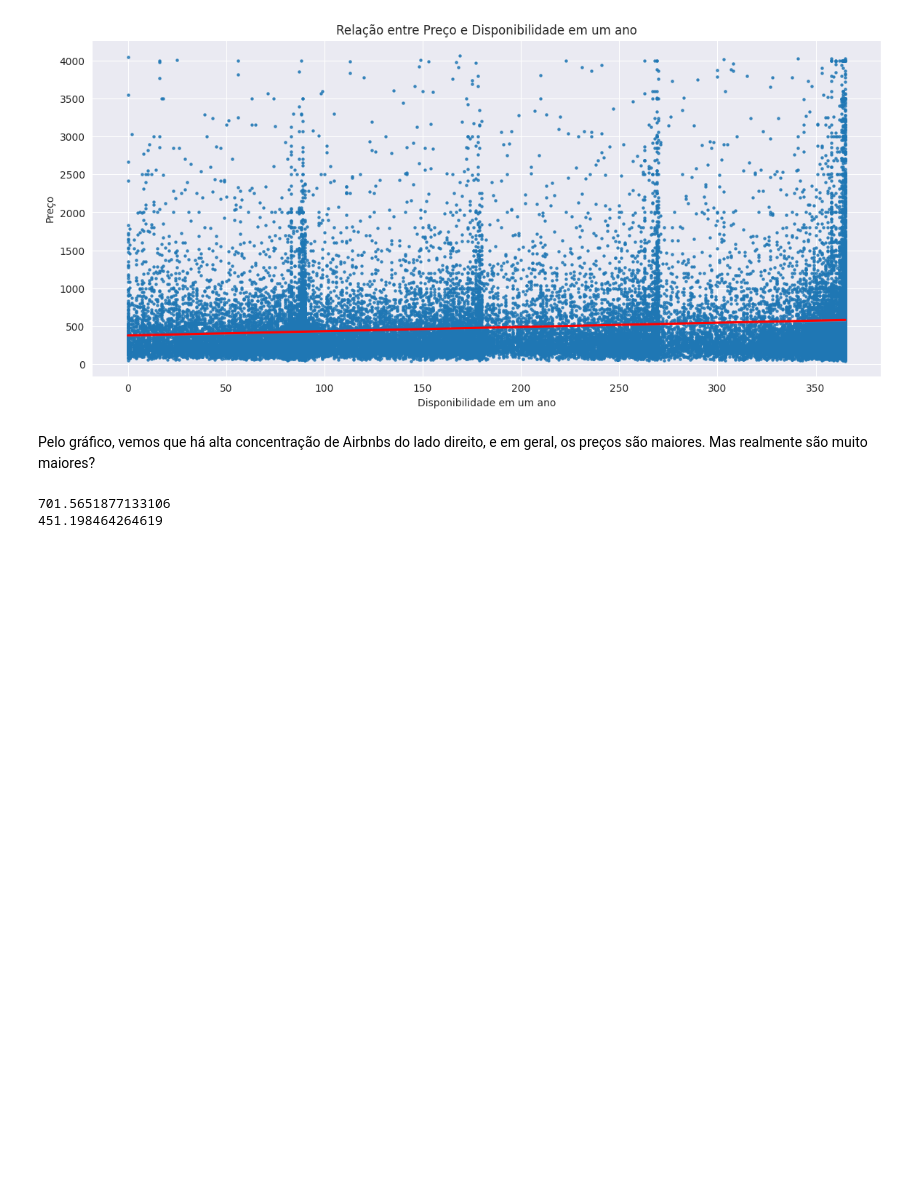
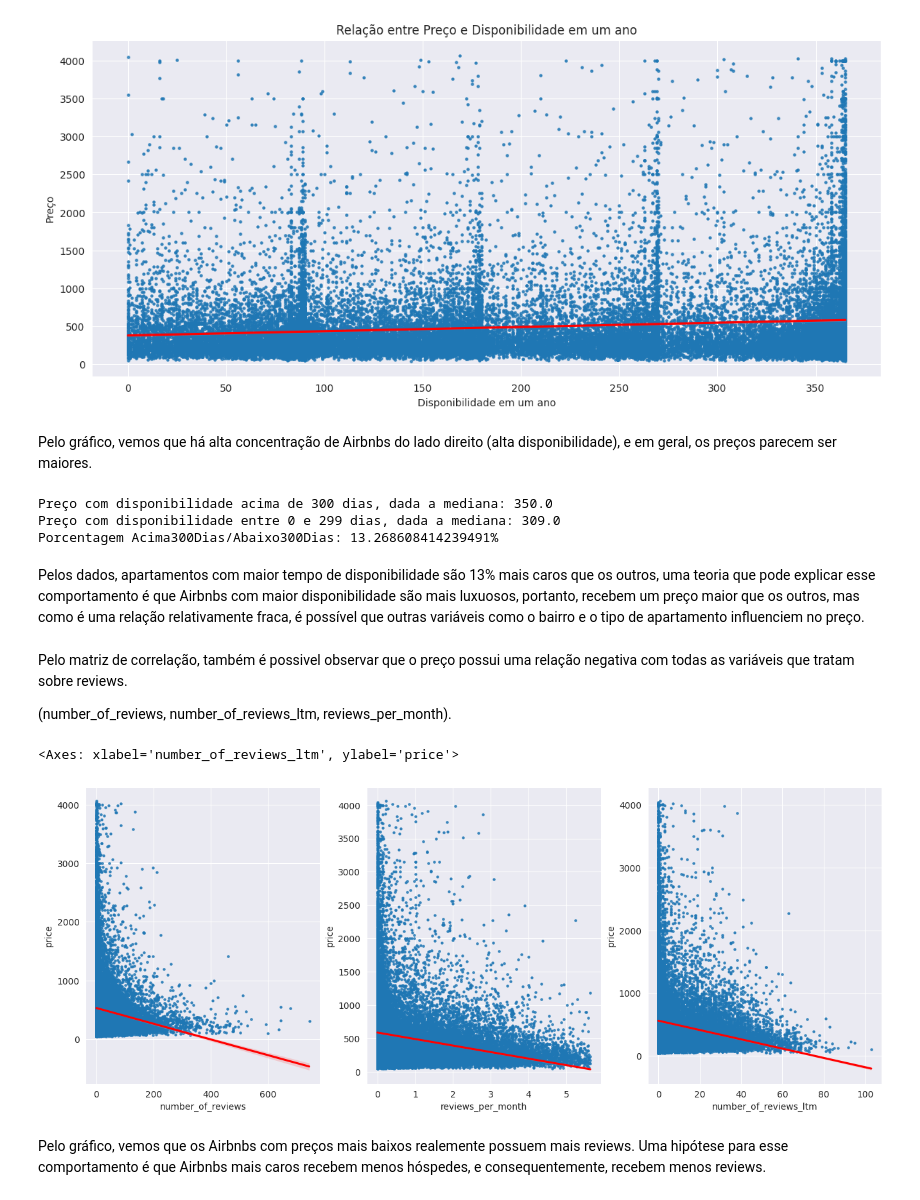
Before and after one commit to pagmaia/datasci-learning-project, a Jupyter notebook: airbnb-analysis.ipynb, the cells around one changed output. Drawn from its saved outputs; the diff is of its cells as text; code cells hidden in the pictures; blank space fills up the shorter version.

```diff
--- a/airbnb-analysis.ipynb
+++ b/airbnb-analysis.ipynb
@@ -360,14 +412,36 @@ ax.set_ylabel("Preço")
 Text(0, 0.5, 'Preço')
 [figure]
 # %% [markdown]
-Pelo gráfico, vemos que há alta concentração de Airbnbs do lado direito, e em geral, os preços são maiores. Mas realmente são muito maiores?
+Pelo gráfico, vemos que há alta concentração de Airbnbs do lado direito (alta disponibilidade), e em geral, os preços parecem ser maiores.
 # %%
-# Preços em Airbnbs com alta disponibilidade x Preços em Airbnbs com média/baixa disponibilidade
-data_in_interval = data[data["availability_365"] >= 355]
-data_out_interval = data[data["availability_365"] < 355]
+# Preços em Airbnbs com alta disponibilidade x Preços em Airbnbs com média/baixa disponibilidade, usando a mediana
+data_in_interval = data[data["availability_365"] >= 300]
+data_out_interval = data[data["availability_365"] < 300]
 
-data_in_media = data_in_interval["price"].mean()
-data_out_media = data_out_interval["price"].mean()
+data_in_mediana = data_in_interval["price"].median()
+data_out_mediana = data_out_interval["price"].median()
+
+print(f"Preço com disponibilidade acima de 300 dias, dada a mediana: {data_in_mediana}")
+print(f"Preço com disponibilidade entre 0 e 299 dias, dada a mediana: {data_out_mediana}")
+print(f"Porcentagem Acima300Dias/Abaixo300Dias: {(data_in_mediana/data_out_mediana % 1) * 100}%")
 # %% [output]
-701.5651877133106
-451.198464264619
+Preço com disponibilidade acima de 300 dias, dada a mediana: 350.0
+Preço com disponibilidade entre 0 e 299 dias, dada a mediana: 309.0
+Porcentagem Acima300Dias/Abaixo300Dias: 13.268608414239491%
+# %% [markdown]
+Pelos dados, apartamentos com maior tempo de disponibilidade são 13% mais caros que os outros, uma teoria que pode explicar esse comportamento é que Airbnbs com maior disponibilidade são mais luxuosos, portanto, recebem um preço maior que os outros, mas como é uma relação relativamente fraca, é possível que outras variáveis como o bairro e o tipo de apartamento influenciem no preço.
+# %% [markdown]
+Pelo matriz de correlação, também é possivel observar que o preço possui uma relação negativa com todas as variáveis que tratam sobre reviews.
+
+(number_of_reviews, number_of_reviews_ltm, reviews_per_month).
+# %%
+fig, axes = plt.subplots(ncols=3, figsize=(16, 6))
+
+sns.regplot(data=data, x="number_of_reviews", y="price", line_kws={"color":"red"}, scatter_kws={"s":5}, ax = axes[0])
+sns.regplot(data=data, x="reviews_per_month", y="price", line_kws={"color":"red"}, scatter_kws={"s":5}, ax = axes[1])
+sns.regplot(data=data, x="number_of_reviews_ltm", y="price", line_kws={"color":"red"}, scatter_kws={"s":5}, ax = axes[2])
+# %% [output]
+<Axes: xlabel='number_of_reviews_ltm', ylabel='price'>
+[figure, added]
+# %% [markdown]
+Pelo gráfico, vemos que os Airbnbs com preços mais baixos realemente possuem mais reviews. Uma hipótese para esse comportamento é que Airbnbs mais caros recebem menos hóspedes, e consequentemente, recebem menos reviews.
```
Also changed, not shown: parts of 15 cells of this notebook.
